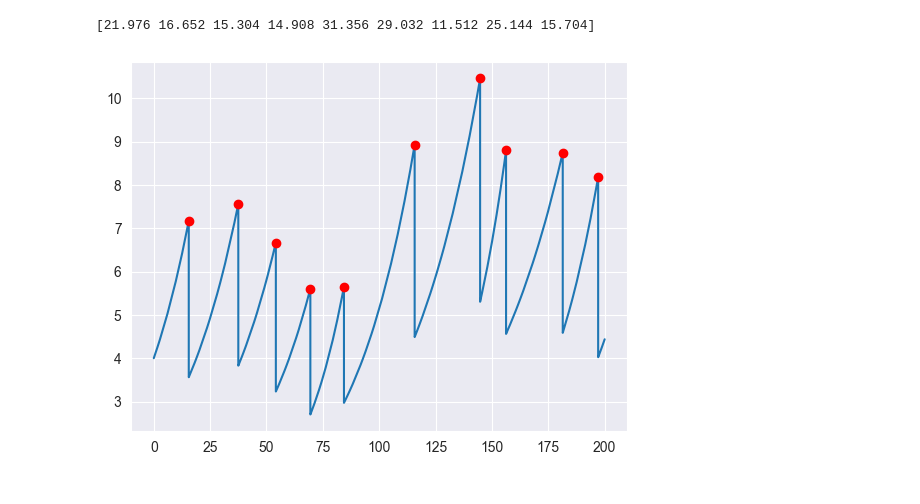
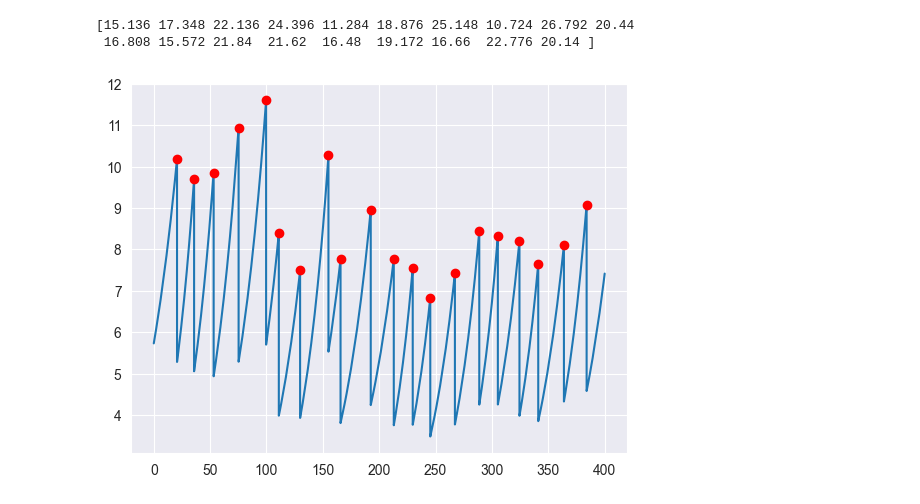
Before and after one commit to erezli/PyEcoLib, a Jupyter notebook: test1.ipynb, the cells around one changed output. Saved outputs shown, nothing was run; the diff lists cells and outputs as text; code cells hidden in the pictures.

```diff
--- a/test1.ipynb
+++ b/test1.ipynb
@@ -23 +23,7 @@ tmax = 200 #min
 sample_time = 0.004 #min, 5000 frames per gen
+# %%
+# collect some initial size distribution
+sim = Simulator(ncells=1, gr=gr, sb=mean_size, steps=div_steps, CV2div = 0.001, CV2gr = 0.02, lamb=1, V0array=None)
+sim.szdyn(tmax=tmax, sample_time=tmax/ncells, nameCRM = "./data/dataV0.csv")
+data = pd.read_csv("./data/dataV0.csv")
+data.head(10)
@@ -44,5 +84,5 @@ It took 7 seconds.
 # %%
-data1 = pd.read_csv("./data/dataTimer.csv")
+data1 = pd.read_csv("./data/dataAdder.csv")
 data1.head(10)
 # %% [output]
 |  | time | Cell1 | Cell2 | Cell3 | Cell4 | Cell5 | Cell6 | Cell7 | Cell8 | Cell9 | ... | ... |
@@ -108,11 +148,13 @@ def xunder(ts, thresh, filt=True):
 # sns.lineplot(data=ds1_m, x="time", y="cells", hue='cols')
 # plt.show()
 # %%
-idx = find_division(data1, 1)
-plt.plot(data1.iloc[:, 0], data1.iloc[:, 1])
-plt.plot(data1.iloc[:, 0].to_numpy()[idx], data1.iloc[:, 1].to_numpy()[idx], 'ro')
-print(get_prop(data1, 1))
+cell_num = 150
+idx = find_division(data1, cell_num)
+plt.plot(data1.iloc[:, 0], data1.iloc[:, cell_num])
+plt.plot(data1.iloc[:, 0].to_numpy()[idx], data1.iloc[:, cell_num].to_numpy()[idx], 'ro')
+print(get_prop(data1, cell_num))
 plt.show()
 # %% [output]
-[21.976 16.652 15.304 14.908 31.356 29.032 11.512 25.144 15.704]
+[15.136 17.348 22.136 24.396 11.284 18.876 25.148 10.724 26.792 20.44
+ 16.808 15.572 21.84  21.62  16.48  19.172 16.66  22.776 20.14 ]
-[figure, old version]
+[figure, new version]
```
Also changed, not shown: parts of 15 cells of this notebook.
